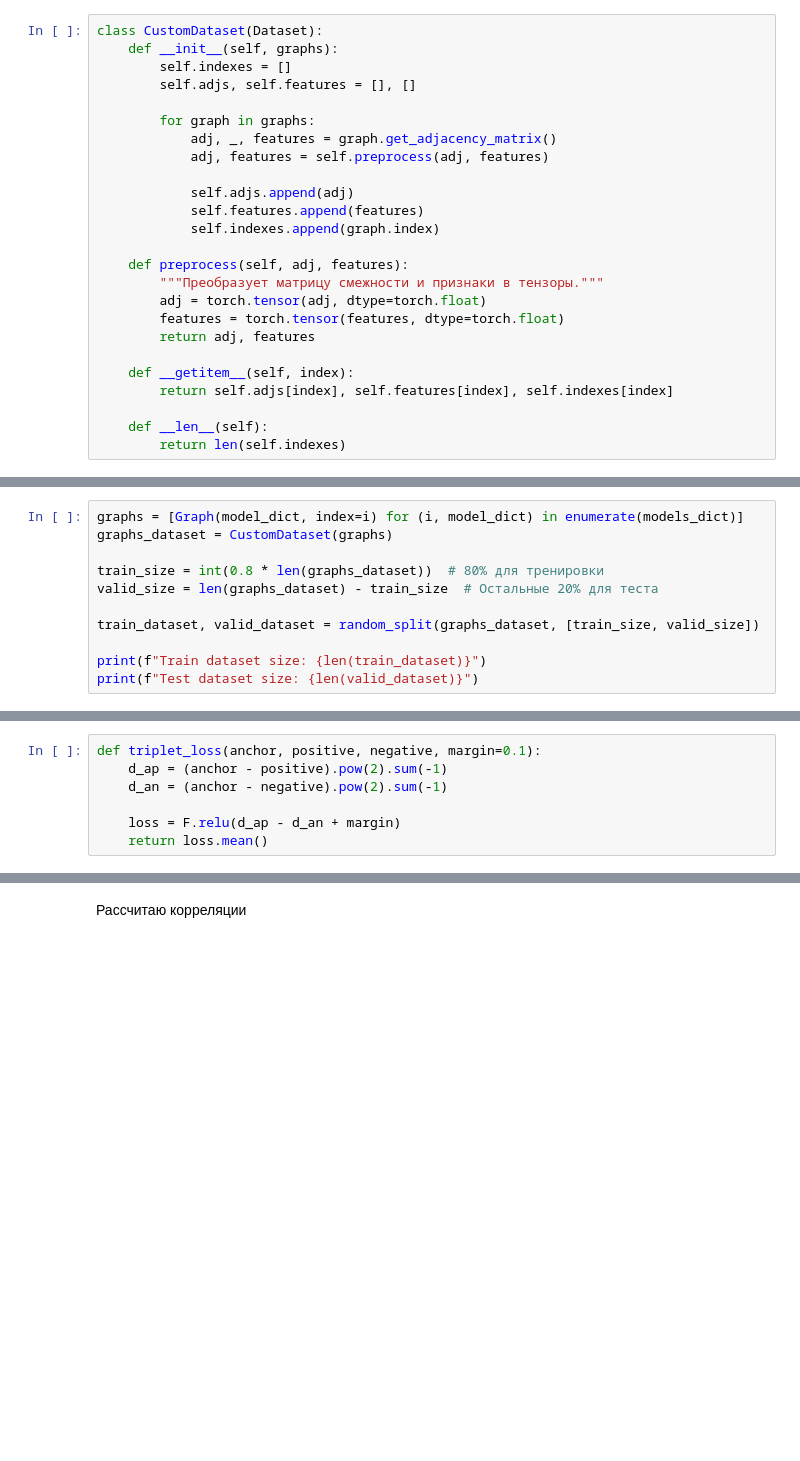
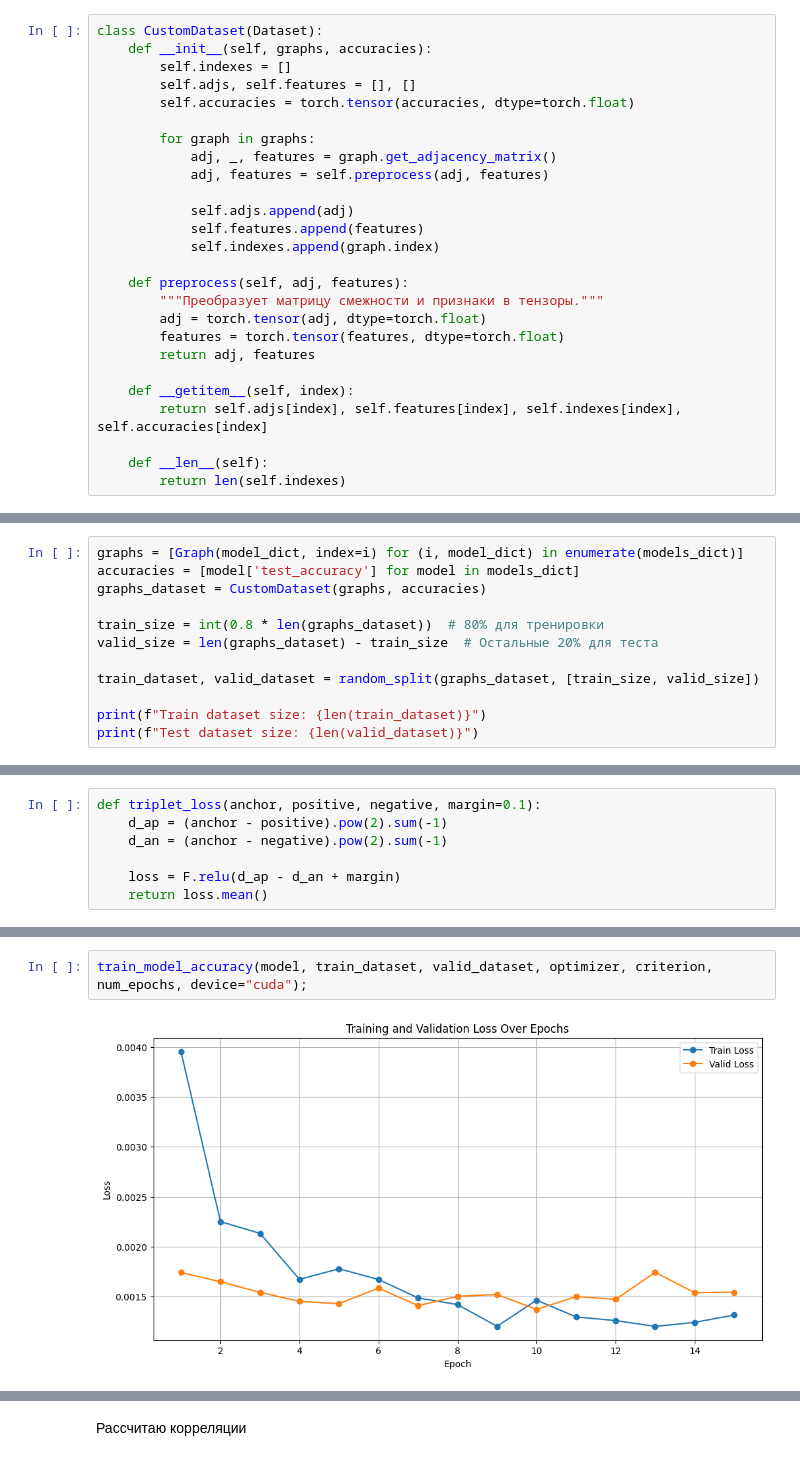
Before and after one commit to intsystems/predicator-function-for-neural-networks, a Jupyter notebook: code/GCN.ipynb, the cells around one changed output, grey strips where cells are left out. Drawn from its saved outputs; the diff is of its cells as text; blank space fills up the shorter version.

```diff
--- a/code/GCN.ipynb
+++ b/code/GCN.ipynb
@@ -566,9 +609,10 @@ class GCN(nn.Module):
 Кастомный датасет, перевожу основные величины в тензоры
 # %%
 class CustomDataset(Dataset):
-    def __init__(self, graphs):
+    def __init__(self, graphs, accuracies):
         self.indexes = []
         self.adjs, self.features = [], []
+        self.accuracies = torch.tensor(accuracies, dtype=torch.float)
 
         for graph in graphs:
             adj, _, features = graph.get_adjacency_matrix()
@@ -585,7 +629,7 @@ class CustomDataset(Dataset):
         return adj, features
 
     def __getitem__(self, index):
-        return self.adjs[index], self.features[index], self.indexes[index]
+        return self.adjs[index], self.features[index], self.indexes[index], self.accuracies[index]
 
     def __len__(self):
         return len(self.indexes)
@@ -593,7 +637,8 @@ class CustomDataset(Dataset):
 Строим тренировочный и валидационный датасеты.
 # %%
 graphs = [Graph(model_dict, index=i) for (i, model_dict) in enumerate(models_dict)]
-graphs_dataset = CustomDataset(graphs)
+accuracies = [model['test_accuracy'] for model in models_dict]
+graphs_dataset = CustomDataset(graphs, accuracies)
 
 train_size = int(0.8 * len(graphs_dataset))  # 80% для тренировки
 valid_size = len(graphs_dataset) - train_size  # Остальные 20% для теста
@@ -740,0 +909,4 @@ def train_model(
+# %%
+train_model_accuracy(model, train_dataset, valid_dataset, optimizer, criterion, num_epochs, device="cuda");
+# %% [output]
+[figure, added]
```
Also changed, not shown: parts of 35 cells of this notebook, 1 other file.
